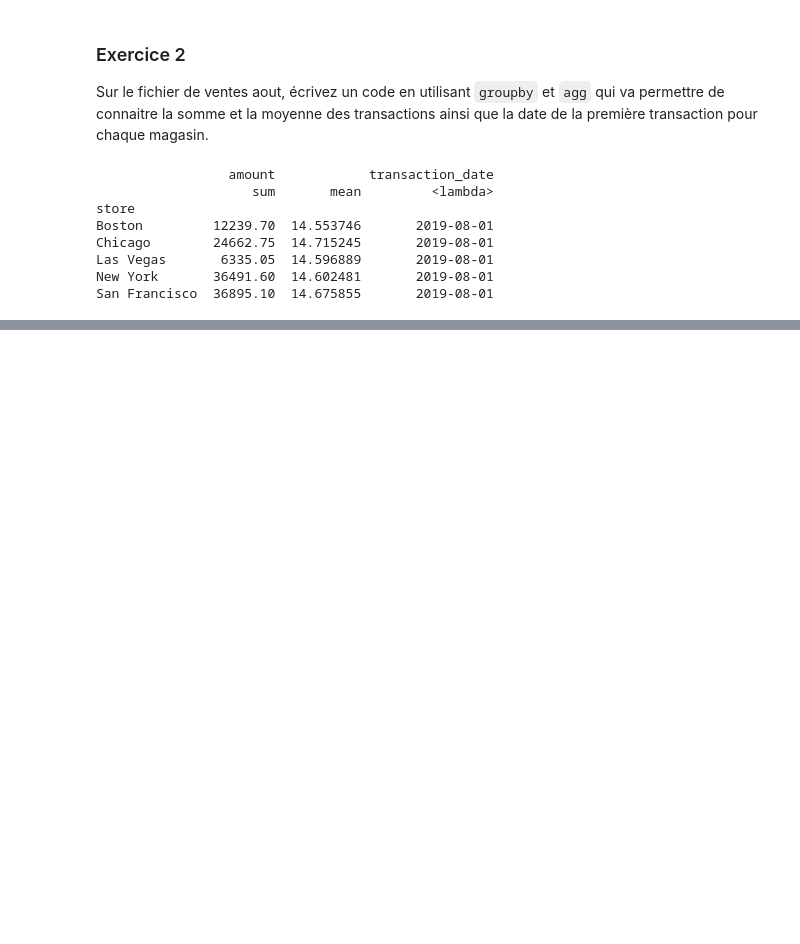
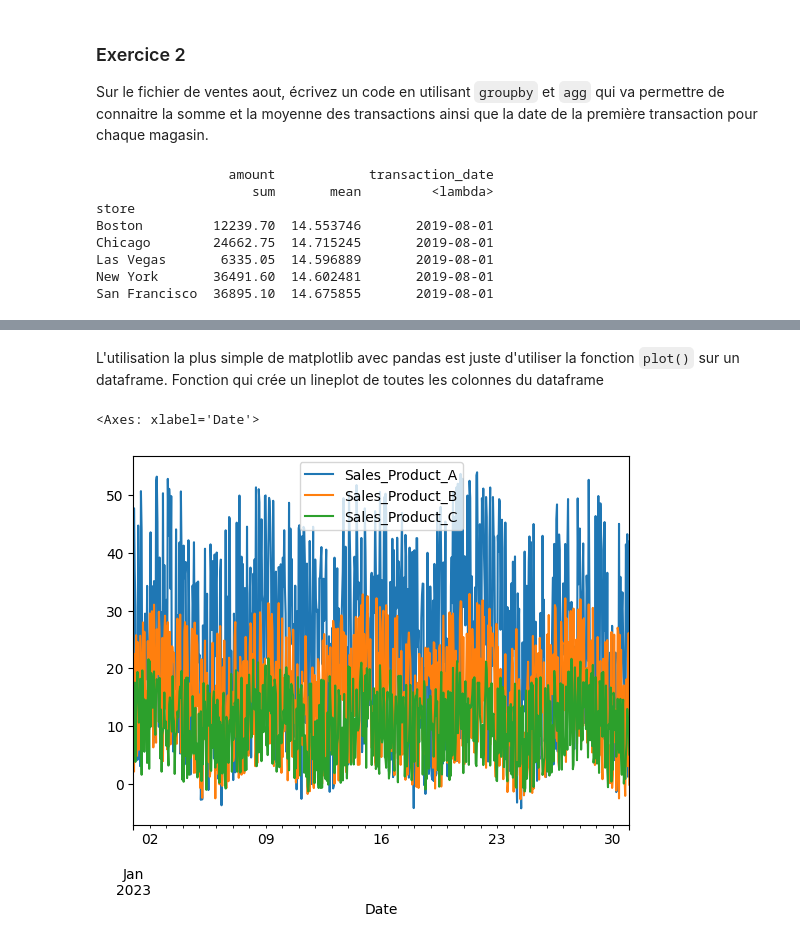
Before and after one commit to heretica/python_for_excel, a Jupyter notebook: s3_pandas_avance.ipynb, the cells around one changed output, grey strips where cells are left out. Cells and saved outputs as stored; diff of their text form; code cells hidden in the pictures; blank space fills up the shorter version.

Commit message:
Add files via upload
Ajouté timeseries et matplotlib

````diff
--- a/s3_pandas_avance.ipynb
+++ b/s3_pandas_avance.ipynb
@@ -204,0 +326,3 @@ San Francisco  36895.10  14.675855       2019-08-01
+# %%
+sales = pd.read_csv('Sales.csv')
+sales.head()
@@ -204,0 +423,8 @@ San Francisco  36895.10  14.675855       2019-08-01
+# %% [markdown]
+L'utilisation la plus simple de matplotlib avec pandas est juste d'utiliser la fonction ```plot()``` sur un dataframe. Fonction qui crée un lineplot de toutes les colonnes du dataframe
+# %%
+import matplotlib.pyplot as plt
+sales.plot()
+# %% [output]
+<Axes: xlabel='Date'>
+[figure, added]
````
Also changed, not shown: parts of 31 cells of this notebook.
